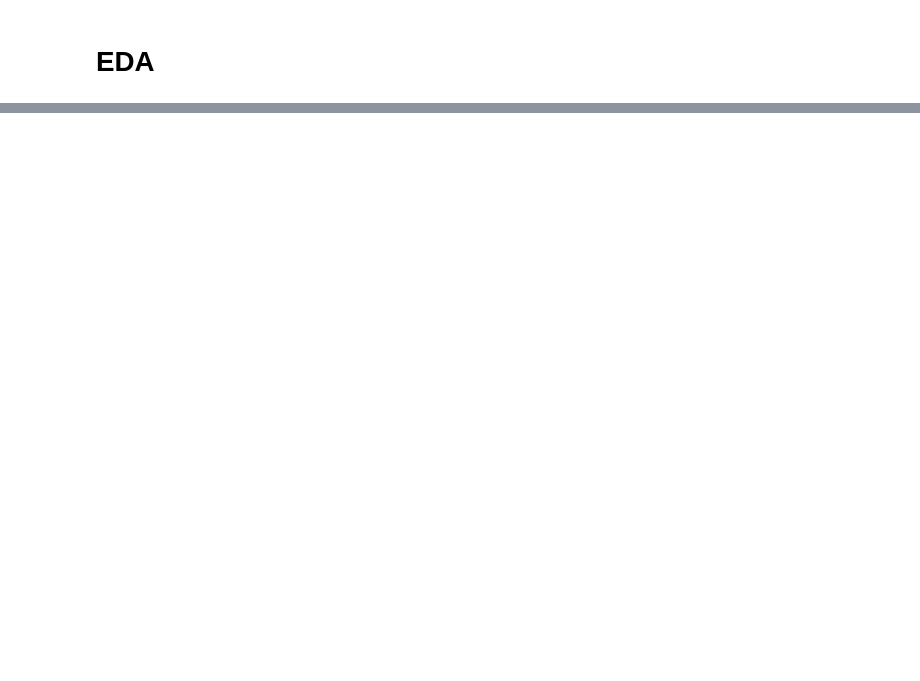
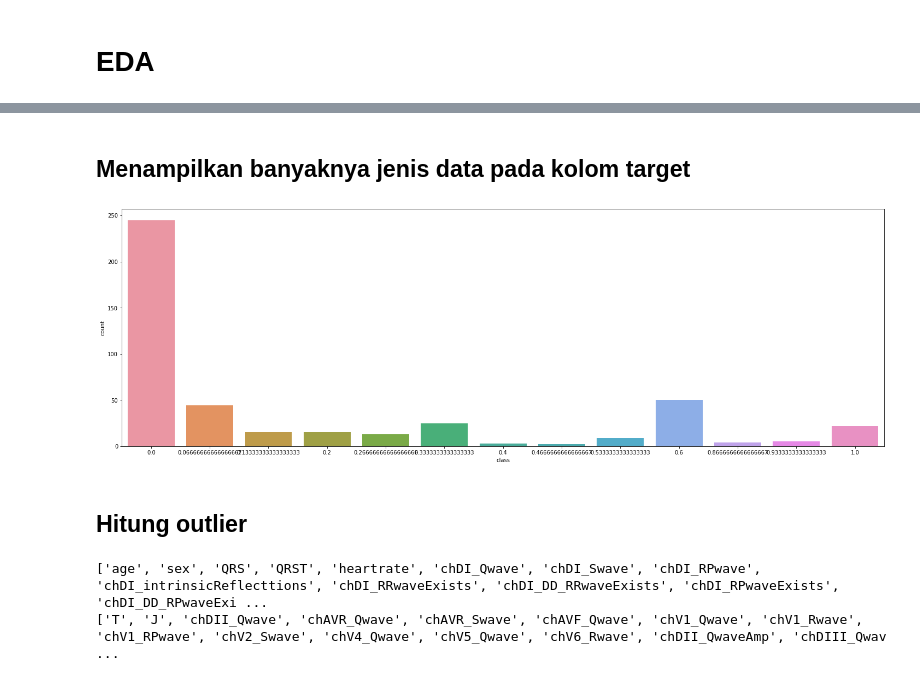
Before and after one commit to khalilullahalfaath/case_based_1_ML, a Jupyter notebook: Case_based_1_ML.ipynb, the cells around one changed output, grey strips where cells are left out. Drawn from its saved outputs; the diff is of its cells as text; code cells hidden in the pictures; blank space fills up the shorter version.

```diff
--- a/Case_based_1_ML.ipynb
+++ b/Case_based_1_ML.ipynb
@@ -392,0 +439,14 @@ df.tail(3)
+# %% [markdown]
+## Menampilkan banyaknya jenis data pada kolom target
+# %%
+# count plot on single categorical variable
+fig, ax = plt.subplots(figsize=(25, 8))
+sns.countplot(x ='class', data = df, ax=ax)
+
+
+# Show the plot
+plt.show()
+# %% [output]
+[figure, added]
+# %% [markdown]
+## Hitung outlier
@@ -392,0 +460,15 @@ df.tail(3)
+# %%
+under5percents = []
+more10percents = []
+for i in df:
+  outliers = hitungOutliers(df[i])
+  percentage = len(outliers)/len(df[i])*100
+  if percentage <= 3:
+    under5percents.append(i)
+  if percentage > 10:
+    more10percents.append(i)
+print(under5percents)
+print(more10percents)
+# %% [output]
+['age', 'sex', 'QRS', 'QRST', 'heartrate', 'chDI_Qwave', 'chDI_Swave', 'chDI_RPwave', 'chDI_intrinsicReflecttions', 'chDI_RRwaveExists', 'chDI_DD_RRwaveExists', 'chDI_RPwaveExists', 'chDI_DD_RPwaveExi ...
+['T', 'J', 'chDII_Qwave', 'chAVR_Qwave', 'chAVR_Swave', 'chAVF_Qwave', 'chV1_Qwave', 'chV1_Rwave', 'chV1_RPwave', 'chV2_Swave', 'chV4_Qwave', 'chV5_Qwave', 'chV6_Rwave', 'chDII_QwaveAmp', 'chDIII_Qwav ...
```
Also changed, not shown: parts of 17 cells of this notebook.
